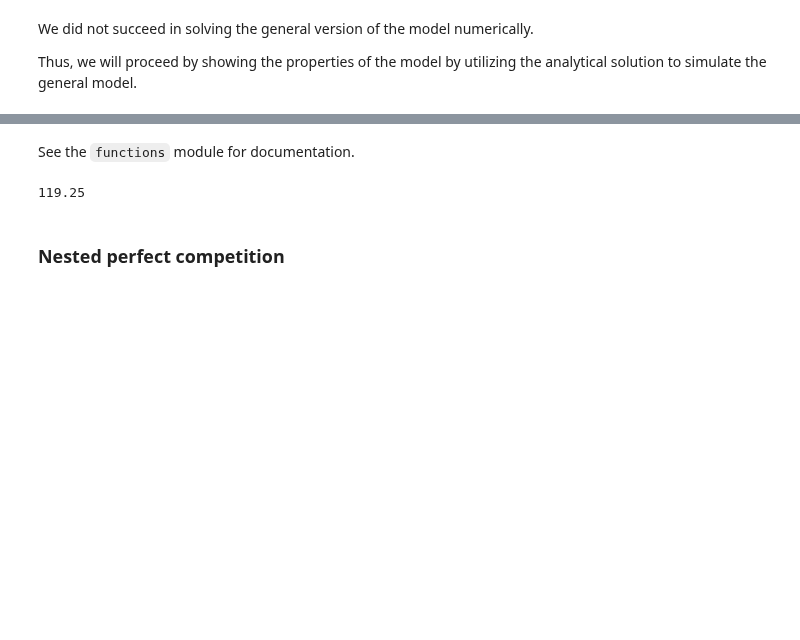
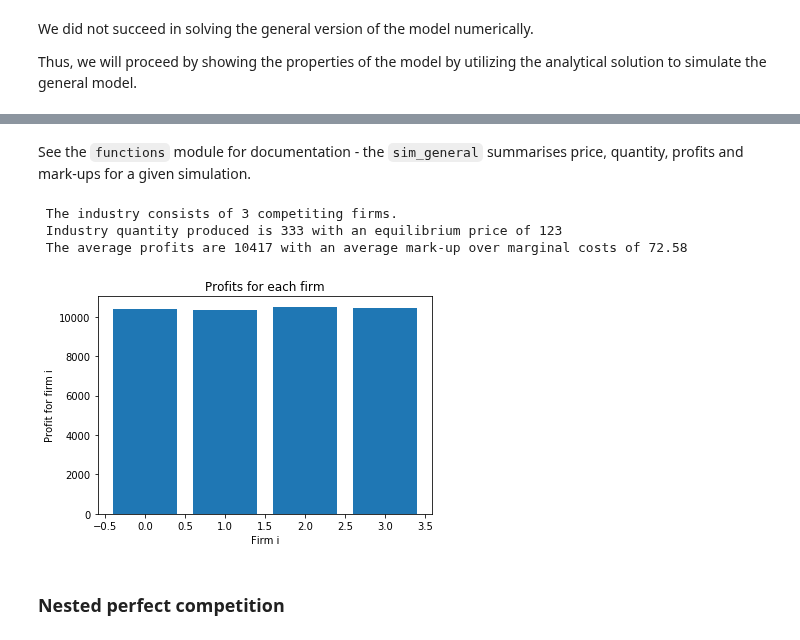
Before and after one commit to NumEconCopenhagen/projects-2019-wms, a Jupyter notebook: modelproject/modelproject.ipynb, the cells around one changed output, grey strips where cells are left out. Drawn from its saved outputs; the diff is of its cells as text; code cells hidden in the pictures; blank space fills up the shorter version.

```diff
--- a/modelproject/modelproject.ipynb
+++ b/modelproject/modelproject.ipynb
@@ -318,2 +283,2 @@ from functions import price_eq, qi_eq, Q_eq, profit_eq
 # %% [markdown]
-See the `functions` module for documentation.
+See the `functions` module for documentation - the `sim_general` summarises price, quantity, profits and mark-ups for a given simulation.
@@ -343,10 +285,13 @@ def summary_general(a, b, N, c_low, c_high): # N is the max number of firms
 # %%
 a = 500
-b = 7.5
-N = 50
+b = 1.5
+N = 50 #N>=2
 c_low = 1
-c_high = 10
+c_high = 5
 
-summary_general(a, b, N, c_low, c_high)
+sim_general(a, b, N, c_low, c_high)
 # %% [output]
-119.25
+ The industry consists of 3 competiting firms.
+ Industry quantity produced is 333 with an equilibrium price of 123
+ The average profits are 10417 with an average mark-up over marginal costs of 72.58
+[figure, added]
```
Also changed, not shown: parts of 13 cells of this notebook, 5 other files.
